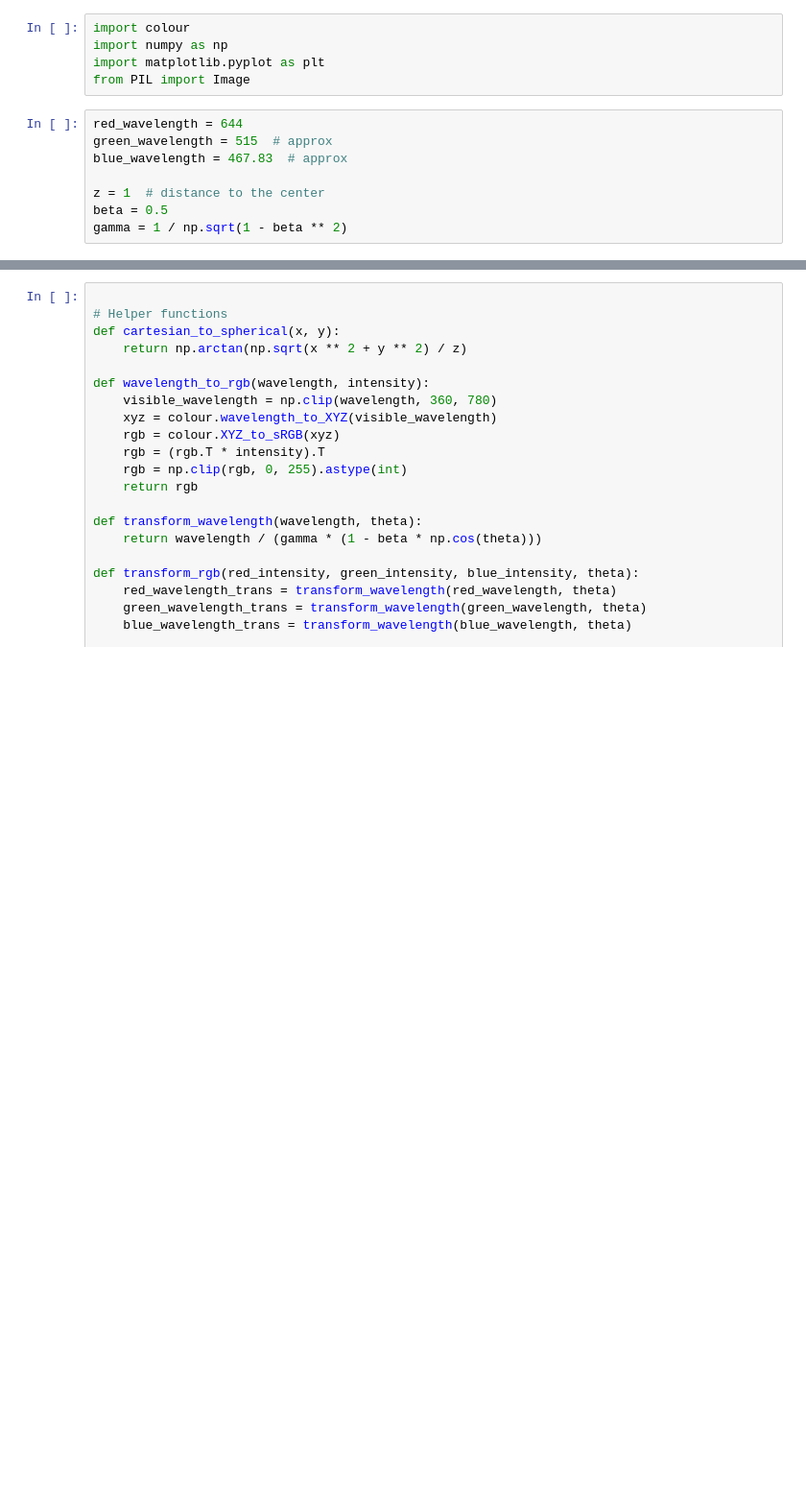
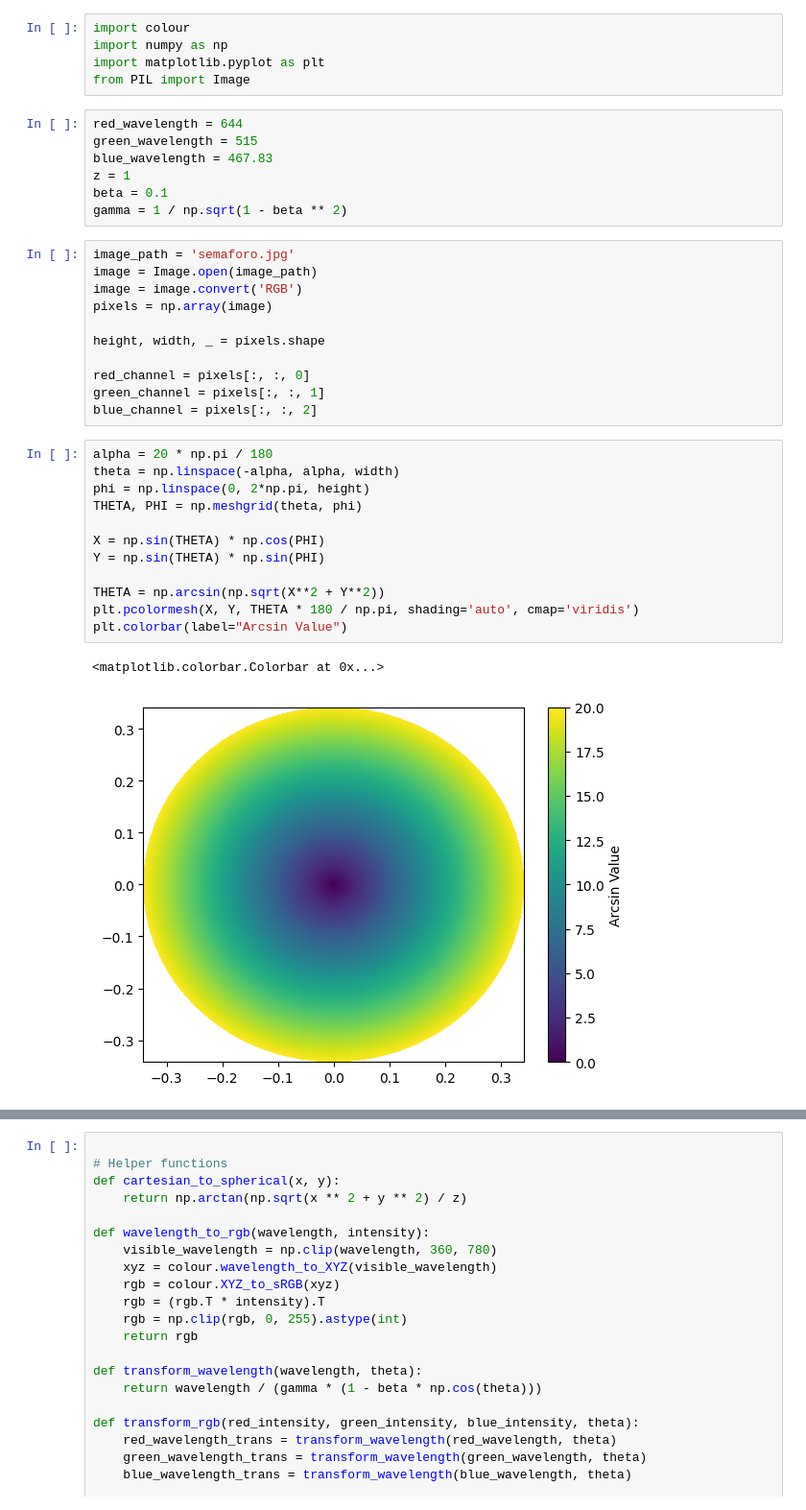
Before and after one commit to julianszere/dopplerlights, a Jupyter notebook: dopler.ipynb, the cells around one changed output, grey strips where cells are left out. Shown at 96% size. Cells and saved outputs as stored; diff of their text form; blank space fills up the shorter version.

```diff
--- a/dopler.ipynb
+++ b/dopler.ipynb
@@ -5,9 +5,34 @@ import matplotlib.pyplot as plt
 from PIL import Image
 # %%
 red_wavelength = 644
-green_wavelength = 515  # approx
-blue_wavelength = 467.83  # approx
-
-z = 1  # distance to the center
-beta = 0.5
+green_wavelength = 515
+blue_wavelength = 467.83
+z = 1
+beta = 0.1
 gamma = 1 / np.sqrt(1 - beta ** 2)
+# %%
+image_path = 'semaforo.jpg'
+image = Image.open(image_path)
+image = image.convert('RGB')
+pixels = np.array(image)
+
+height, width, _ = pixels.shape
+
+red_channel = pixels[:, :, 0]
+green_channel = pixels[:, :, 1]
+blue_channel = pixels[:, :, 2]
+# %%
+alpha = 20 * np.pi / 180
+theta = np.linspace(-alpha, alpha, width)
+phi = np.linspace(0, 2*np.pi, height)
+THETA, PHI = np.meshgrid(theta, phi)
+
+X = np.sin(THETA) * np.cos(PHI)
+Y = np.sin(THETA) * np.sin(PHI)
+
+THETA = np.arcsin(np.sqrt(X**2 + Y**2))
+plt.pcolormesh(X, Y, THETA * 180 / np.pi, shading='auto', cmap='viridis')
+plt.colorbar(label="Arcsin Value")
+# %% [output]
+<matplotlib.colorbar.Colorbar at 0x...>
+[figure, added]
```
Also changed, not shown: parts of 6 cells of this notebook.
